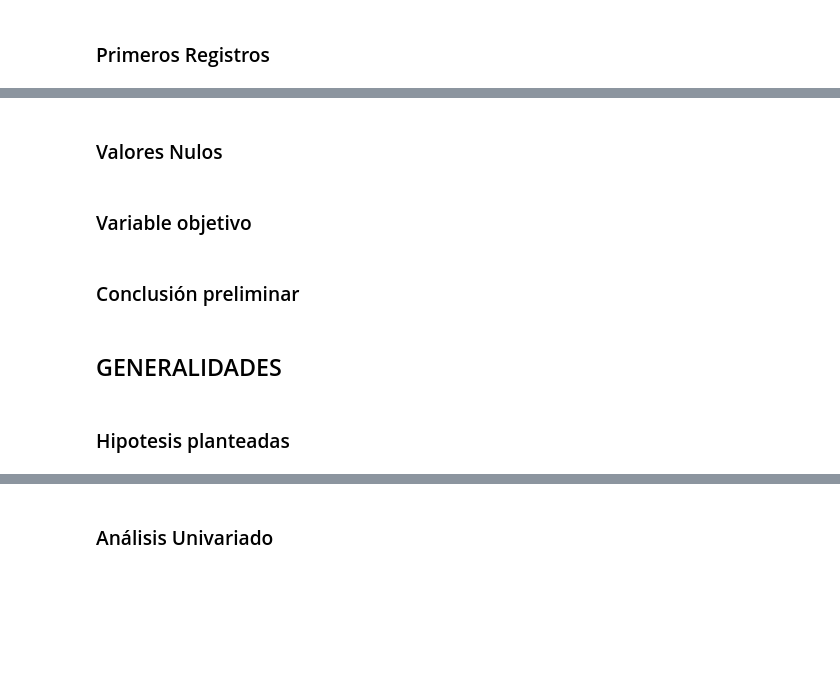
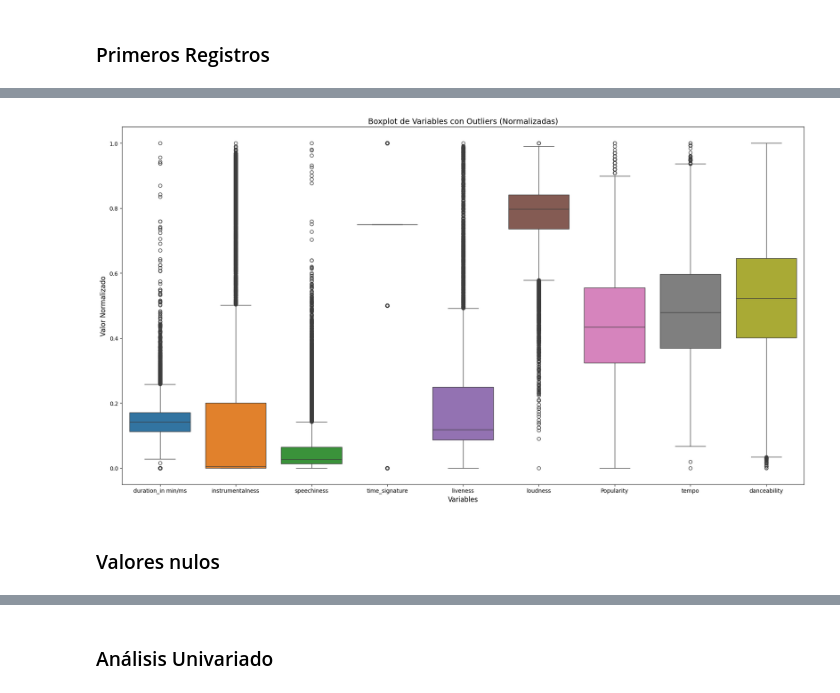
Before and after one commit to Apolo073/Coderhouse_DataScience_EntregaFinal, a Jupyter notebook: Reproducción_Canciones.ipynb, the cells around one changed output, grey strips where cells are left out. Drawn from its saved outputs; the diff is of its cells as text; code cells hidden in the pictures; blank space fills up the shorter version.

```diff
--- a/Reproducción_Canciones.ipynb
+++ b/Reproducción_Canciones.ipynb
@@ -148,10 +240,26 @@ test_df.head(3)
+# %%
+def plot_boxplot_outliers(train_df, columnas_outliers):
+    # Normalizá las columnas con outliers
+    scaler = MinMaxScaler()
+    df_normalized = train_df.copy()
+    df_normalized[columnas_outliers] = scaler.fit_transform(train_df[columnas_outliers])
+
+    # Configuración del gráfico
+    plt.figure(figsize=(len(columnas_outliers) * 2, 10))
+    sb.boxplot(data=df_normalized[columnas_outliers], orient='v')
+
+    # Ajustes finales del gráfico
+    plt.title('Boxplot de Variables con Outliers (Normalizadas)', fontsize=14)
+    plt.ylabel('Valor Normalizado', fontsize=12)
+    plt.xlabel('Variables', fontsize=12)
+    plt.tight_layout()
+    plt.show()
+# %%
+outliers_df = calcular_outliers_iqr(train_df)
+# %%
+columnas_outliers = outliers_df['Columna'].tolist()
+plot_boxplot_outliers(train_df, columnas_outliers)
+# %% [output]
+[figure, added]
 # %% [markdown]
-### Valores Nulos
+### Valores nulos
-# %% [markdown]
-### Variable objetivo
-# %% [markdown]
-### Conclusión preliminar
-# %% [markdown]
-## GENERALIDADES
-# %% [markdown]
-### Hipotesis planteadas
```
Also changed, not shown: parts of 29 cells of this notebook.
